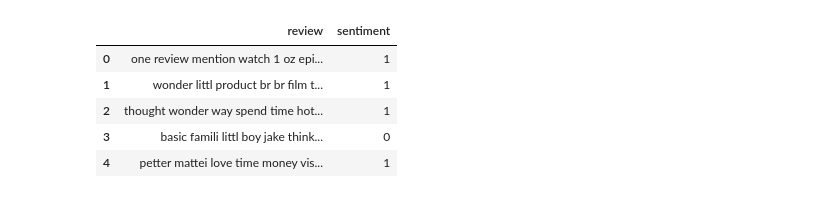
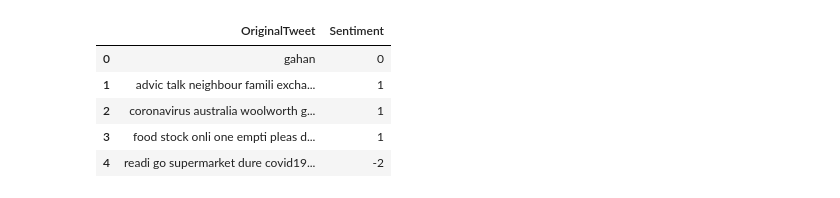
Before and after one commit to 3nws/twitter-text-classification, a Jupyter notebook: mnb_main.ipynb, the cells around one changed output. Drawn from its saved outputs; the diff is of its cells as text; code cells hidden in the pictures.

```diff
--- a/mnb_main.ipynb
+++ b/mnb_main.ipynb
@@ -16,24 +16,24 @@ import joblib
 import numpy as np
 # %%
 # dataset_dir = 'sentiment140'
-dataset_dir = 'imdb'
-# dataset_dir = 'coronaNLP'
+# dataset_dir = 'imdb'
+dataset_dir = 'coronaNLP'
 
-n_gram = (1, 1)
+# n_gram = (1, 1)
 # n_gram = (1, 2)
-# n_gram = (2, 2)
+n_gram = (2, 2)
 
 # importing the processed dataframe
 df = joblib.load(f'./dataframes/df_{dataset_dir}.pkl')
 
 df.head()
 # %% [output]
-|  | review | sentiment |
-| 0 | one review mention watch 1 oz epi... | 1 |
-| 1 | wonder littl product br br film t... | 1 |
-| 2 | thought wonder way spend time hot... | 1 |
-| 3 | basic famili littl boy jake think... | 0 |
-| 4 | petter mattei love time money vis... | 1 |
+|  | OriginalTweet | Sentiment |
+| 0 | gahan | 0 |
+| 1 | advic talk neighbour famili excha... | 1 |
+| 2 | coronavirus australia woolworth g... | 1 |
+| 3 | food stock onli one empti pleas d... | 1 |
+| 4 | readi go supermarket dure covid19... | -2 |
 # %%
 
 X = df.iloc[:, 0]
```
Also changed, not shown: parts of 19 cells of this notebook, 1 other file.
